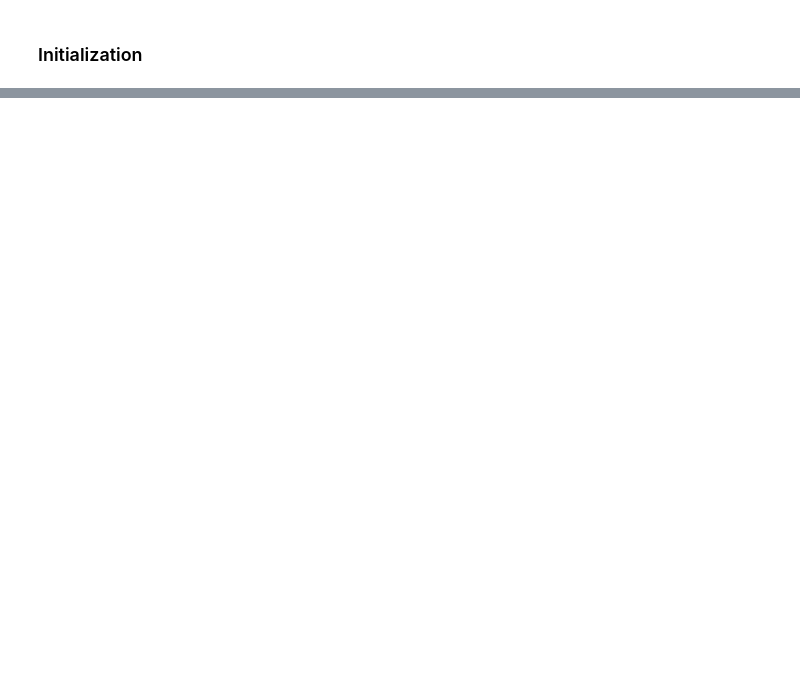
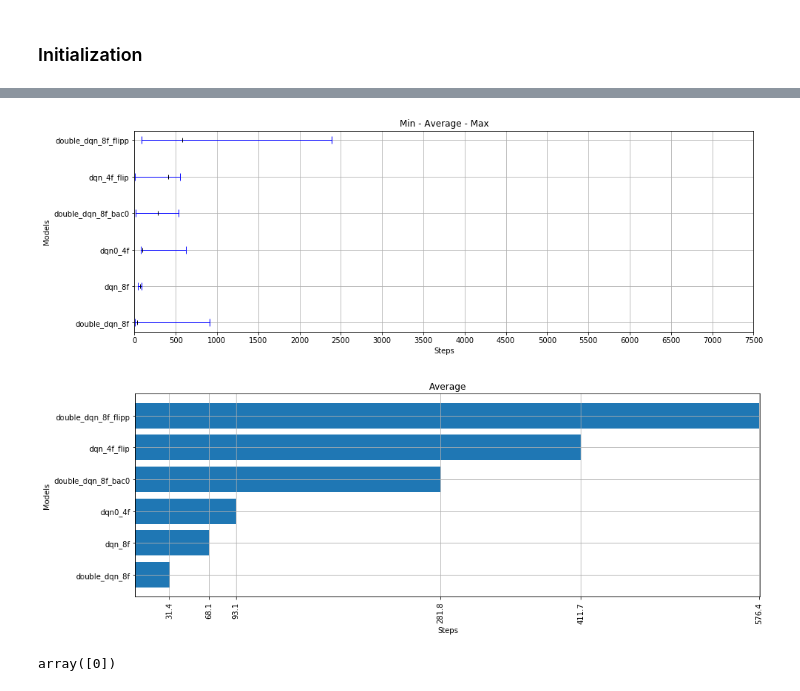
Before and after one commit to karray/neuroracer, a Jupyter notebook: q_learning.ipynb, the cells around one changed output, grey strips where cells are left out. Drawn from its saved outputs; the diff is of its cells as text; code cells hidden in the pictures; blank space fills up the shorter version.

```diff
--- a/q_learning.ipynb
+++ b/q_learning.ipynb
@@ -271,0 +365,18 @@ results
+# %%
+results_old = {'double_dqn_8f': {'average': 31.4, 'max_steps': 909, 'min_steps': 5},
+ 'double_dqn_8f_bac0': {'average': 281.84, 'max_steps': 534, 'min_steps': 15},
+ 'double_dqn_8f_flipp': {'average': 576.37,
+  'max_steps': 2393,
+  'min_steps': 84},
+ 'dqn0_4f': {'average': 93.1, 'max_steps': 621, 'min_steps': 78},
+ 'dqn_4f_flip': {'average': 411.68, 'max_steps': 555, 'min_steps': 10},
+ 'dqn_8f': {'average': 68.12, 'max_steps': 87, 'min_steps': 39}}
+
+plot_results(results_old)
+# %% [output]
+[figure, added]
+[figure, added]
+# %%
+np.random.choice(range(1), 1, False)
+# %% [output]
+array([0])
```
Also changed, not shown: parts of 11 cells of this notebook, 1 other file.
